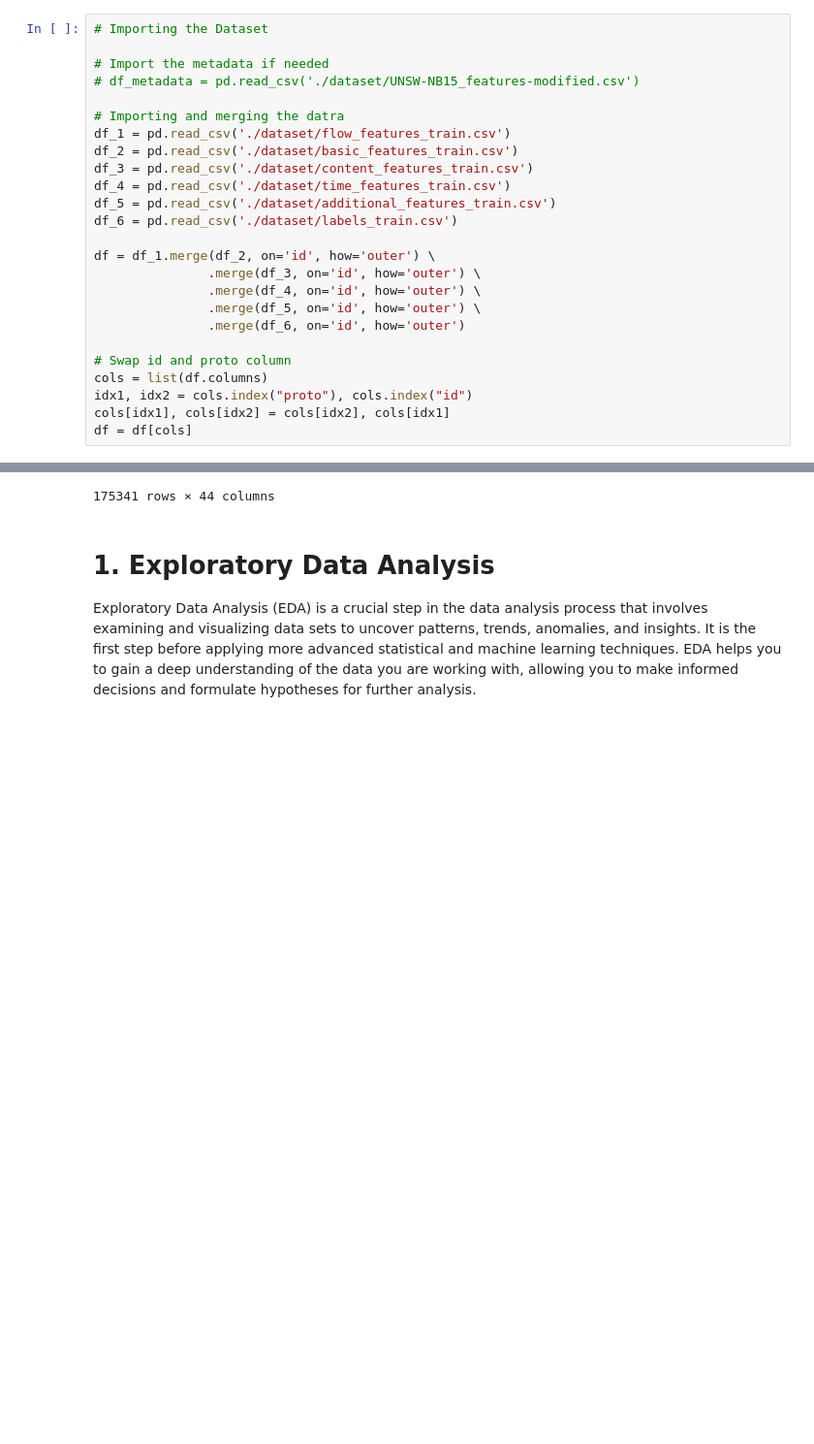
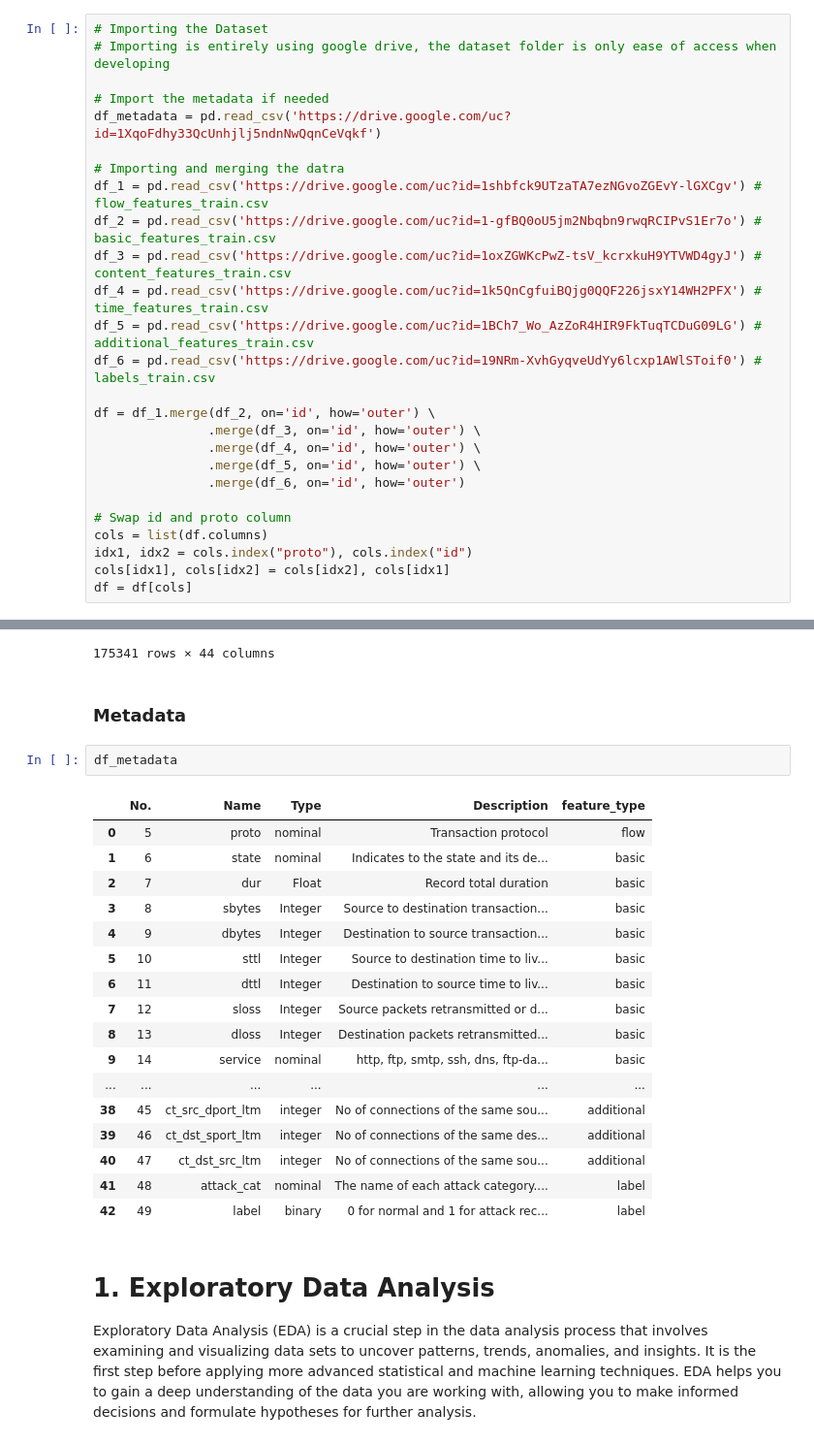
Before and after one commit to Gryphuss/Tubes2_IF3170, a Jupyter notebook: Tucil2_13522043_13522068.ipynb, the cells around one changed output, grey strips where cells are left out. Shown: that part at 97% size. Cells and saved outputs as stored; diff of their text form; blank space fills up the shorter version.

Commit message:
feat: dataset import changes

```diff
--- a/Tucil2_13522043_13522068.ipynb
+++ b/Tucil2_13522043_13522068.ipynb
@@ -16,17 +16,18 @@ import seaborn as sb
 ## Import Dataset
 # %%
 # Importing the Dataset
+# Importing is entirely using google drive, the dataset folder is only ease of access when developing
 
 # Import the metadata if needed
-# df_metadata = pd.read_csv('./dataset/UNSW-NB15_features-modified.csv')
+df_metadata = pd.read_csv('https://drive.google.com/uc?id=1XqoFdhy33QcUnhjlj5ndnNwQqnCeVqkf')
 
 # Importing and merging the datra
-df_1 = pd.read_csv('./dataset/flow_features_train.csv')
-df_2 = pd.read_csv('./dataset/basic_features_train.csv')
-df_3 = pd.read_csv('./dataset/content_features_train.csv')
-df_4 = pd.read_csv('./dataset/time_features_train.csv')
-df_5 = pd.read_csv('./dataset/additional_features_train.csv')
-df_6 = pd.read_csv('./dataset/labels_train.csv')
+df_1 = pd.read_csv('https://drive.google.com/uc?id=1shbfck9UTzaTA7ezNGvoZGEvY-lGXCgv') # flow_features_train.csv
+df_2 = pd.read_csv('https://drive.google.com/uc?id=1-gfBQ0oU5jm2Nbqbn9rwqRCIPvS1Er7o') # basic_features_train.csv
+df_3 = pd.read_csv('https://drive.google.com/uc?id=1oxZGWKcPwZ-tsV_kcrxkuH9YTVWD4gyJ') # content_features_train.csv
+df_4 = pd.read_csv('https://drive.google.com/uc?id=1k5QnCgfuiBQjg0QQF226jsxY14WH2PFX') # time_features_train.csv
+df_5 = pd.read_csv('https://drive.google.com/uc?id=1BCh7_Wo_AzZoR4HIR9FkTuqTCDuG09LG') # additional_features_train.csv
+df_6 = pd.read_csv('https://drive.google.com/uc?id=19NRm-XvhGyqveUdYy6lcxp1AWlSToif0') # labels_train.csv
 
 df = df_1.merge(df_2, on='id', how='outer') \
                .merge(df_3, on='id', how='outer') \
@@ -57,6 +58,28 @@ df
 | 175339 | 175340 | udp | INT | 0.000009 | 114 | 0 | 254 | 0 | 0 | 0 | ... | ... |
 | 175340 | 175341 | udp | INT | 0.000009 | 114 | 0 | 254 | 0 | 0 | 0 | ... | ... |
 175341 rows × 44 columns
+# %% [markdown]
+### Metadata
+# %%
+df_metadata
+# %% [output]
+|  | No. | Name | Type | Description | feature_type |
+| 0 | 5 | proto | nominal | Transaction protocol | flow |
+| 1 | 6 | state | nominal | Indicates to the state and its de... | basic |
+| 2 | 7 | dur | Float | Record total duration | basic |
+| 3 | 8 | sbytes | Integer | Source to destination transaction... | basic |
+| 4 | 9 | dbytes | Integer | Destination to source transaction... | basic |
+| 5 | 10 | sttl | Integer | Source to destination time to liv... | basic |
+| 6 | 11 | dttl | Integer | Destination to source time to liv... | basic |
+| 7 | 12 | sloss | Integer | Source packets retransmitted or d... | basic |
+| 8 | 13 | dloss | Integer | Destination packets retransmitted... | basic |
+| 9 | 14 | service | nominal | http, ftp, smtp, ssh, dns, ftp-da... | basic |
+| ... | ... | ... | ... | ... | ... |
+| 38 | 45 | ct_src_dport_ltm | integer | No of connections of the same sou... | additional |
+| 39 | 46 | ct_dst_sport_ltm | integer | No of connections of the same des... | additional |
+| 40 | 47 | ct_dst_src_ltm | integer | No of connections of the same sou... | additional |
+| 41 | 48 | attack_cat | nominal | The name of each attack category.... | label |
+| 42 | 49 | label | binary | 0 for normal and 1 for attack rec... | label |
 # %% [markdown]
 # 1. Exploratory Data Analysis
 
```
